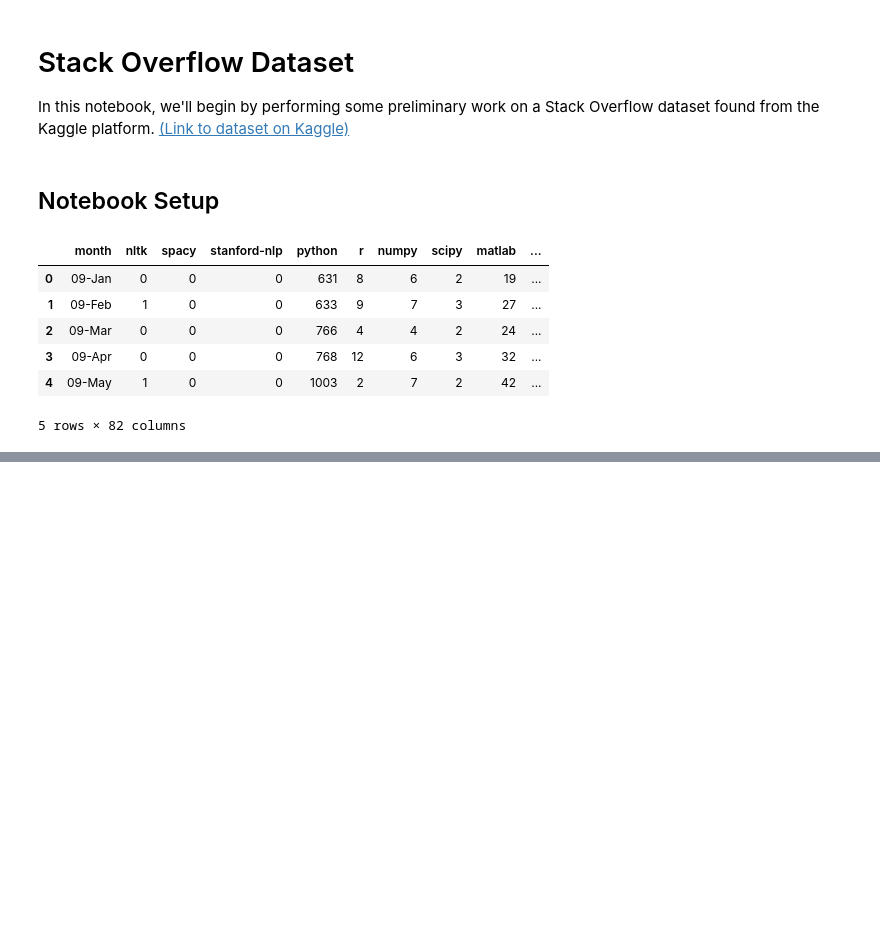
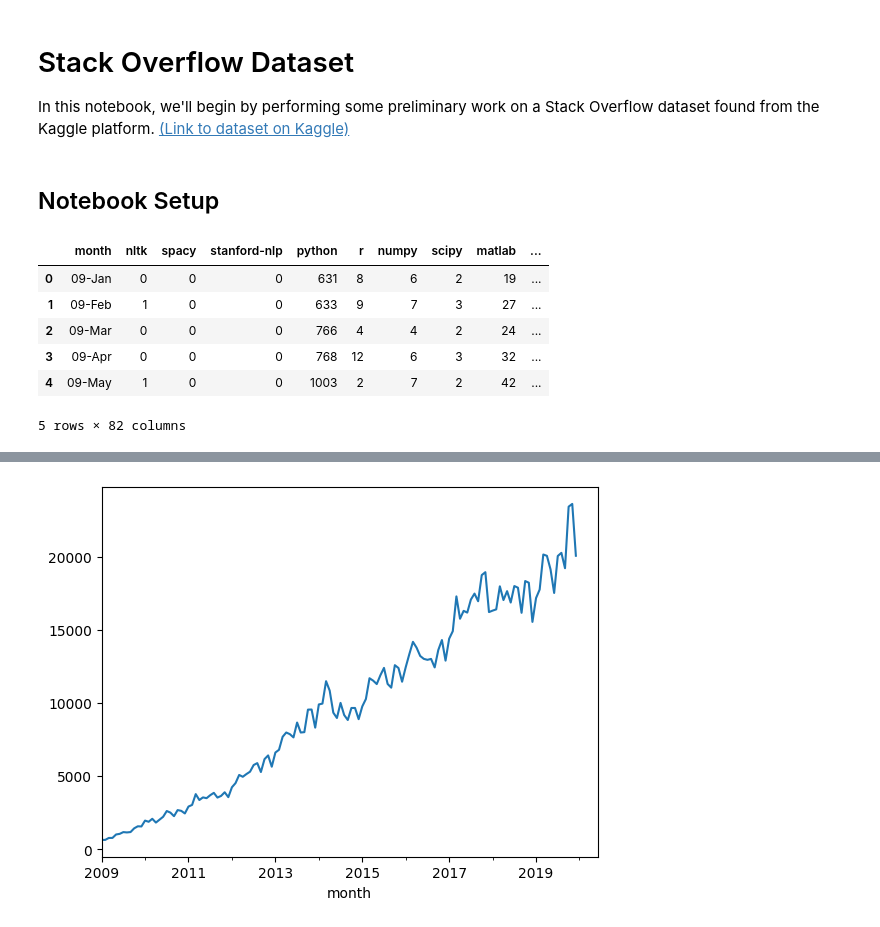
Before and after one commit to dkhundley/ts-forecasting-course, a Jupyter notebook: week-01/notebooks/stack-overflow-dataset.ipynb, the cells around one changed output, grey strips where cells are left out. Cells and saved outputs as stored; diff of their text form; code cells hidden in the pictures; blank space fills up the shorter version.

```diff
--- a/week-01/notebooks/stack-overflow-dataset.ipynb
+++ b/week-01/notebooks/stack-overflow-dataset.ipynb
@@ -45,0 +191,10 @@ df_long.head(10)
+# %%
+# Getting the earliest date in the current date range
+min_date = df.index.get_level_values('month').min()
+
+# Getting the latest date and extending it out 6 months for simulation purposes
+max_date = df.index.get_level_values('month').max() + pd.Timedelta(days = 31 * 6)
+
+# Printing out the dates
+print(f'Earliest date: {min_date}')
+print(f'Latest date after 6 month add: {max_date}')
@@ -45,0 +204,14 @@ df_long.head(10)
+# %%
+# Setting a date range that spans the full timeframe between min_date and max_date
+dates_to_select = pd.date_range(min_date, max_date, freq = '1MS')
+
+# Getting the unique values representing each individual topic
+topics = df.index.get_level_values('topic').unique()
+# %%
+# Getting all the combinations of our new dates and topics
+index_to_select = pd.MultiIndex.from_product([dates_to_select, topics], names = ['month', 'topic'])
+# %%
+# Visualizing the "python" topics once again with our new index
+df.reindex(index_to_select).unstack()['questions']['python'].plot();
+# %% [output]
+[figure, added]
```
Also changed, not shown: parts of 20 cells of this notebook, 1 other file.
